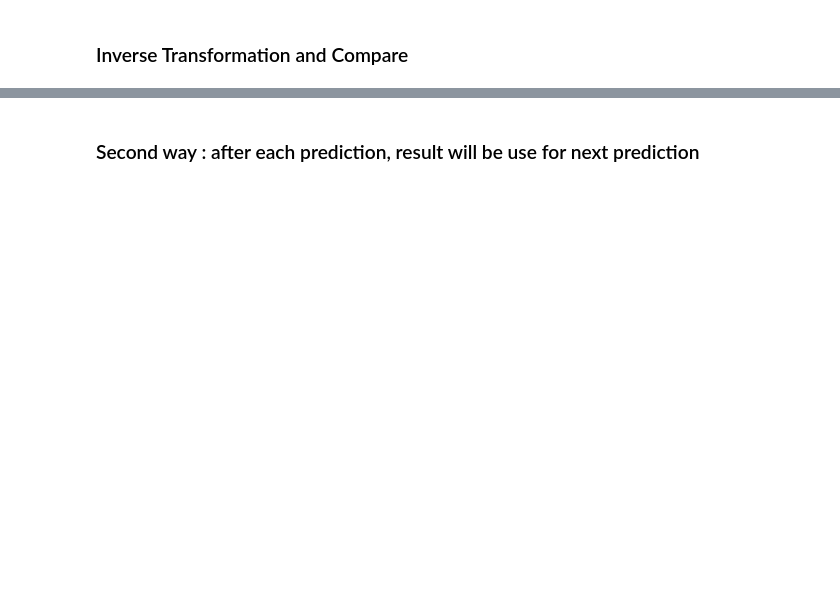
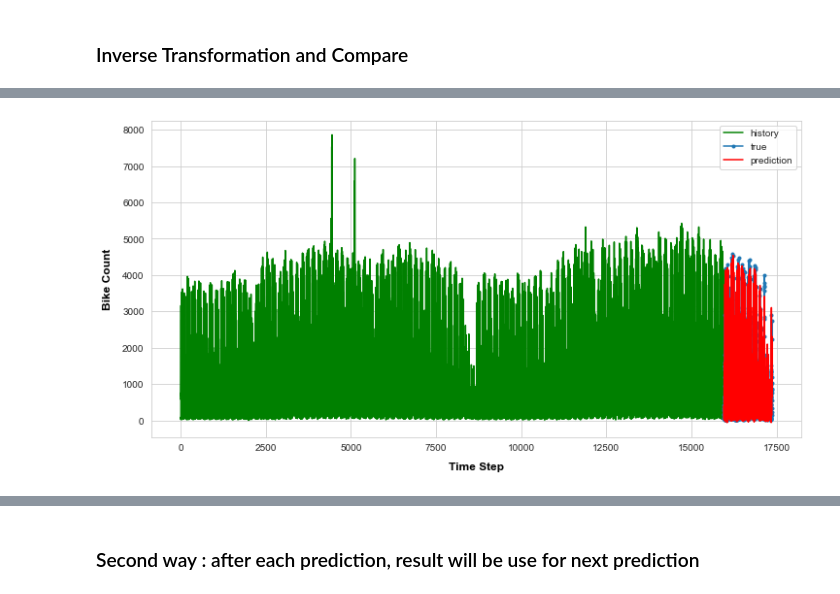
Before and after one commit to mdurular/Deep_Learning_Projects, a Jupyter notebook: RNN_Bike Sharing Demand Prediction/RNN project-Mutivariate Time Series with RNN (Bike Sharing Demand Prediction).ipynb, the cells around one changed output, grey strips where cells are left out. Saved outputs shown, nothing was run; the diff lists cells and outputs as text; code cells hidden in the pictures; blank space fills up the shorter version.

```diff
--- a/RNN_Bike Sharing Demand Prediction/RNN project-Mutivariate Time Series with RNN (Bike Sharing Demand Prediction).ipynb
+++ b/RNN_Bike Sharing Demand Prediction/RNN project-Mutivariate Time Series with RNN (Bike Sharing Demand Prediction).ipynb
@@ -456,2 +675,4 @@ Plot predictions and actula values together
 # %% [markdown]
 ### First way : after each prediction, reel value will be use for next prediction¶
+# %%
+y_pred = model.predict(X_test)
@@ -458,2 +686,6 @@ Plot predictions and actula values together
 # %% [markdown]
 ### Inverse Transformation and Compare
+# %%
+y_train_inv = target_transformer.inverse_transform(y_train.reshape(1, -1))        # inverse transform
+y_test_inv = target_transformer.inverse_transform(y_test.reshape(1, -1))          # inverse transform
+y_pred_inv = target_transformer.inverse_transform(y_pred)                         # inverse transform
@@ -459,0 +715,11 @@ Plot predictions and actula values together
+# %%
+plt.figure(figsize=(12,6))
+plt.plot(np.arange(0, len(y_train)), y_train_inv.flatten(), 'g', label="history")
+plt.plot(np.arange(len(y_train), len(y_train) + len(y_test)), y_test_inv.flatten(), marker='.', label="true")
+plt.plot(np.arange(len(y_train), len(y_train) + len(y_test)), y_pred_inv.flatten(), 'r', label="prediction")
+plt.ylabel('Bike Count', fontsize=12, fontweight='bold', color='black', labelpad=10)
+plt.xlabel('Time Step', fontsize=12, color='black', fontweight='bold', labelpad=10)
+plt.legend()
+plt.show();
+# %% [output]
+[figure, added]
```
Also changed, not shown: parts of 73 cells of this notebook.
